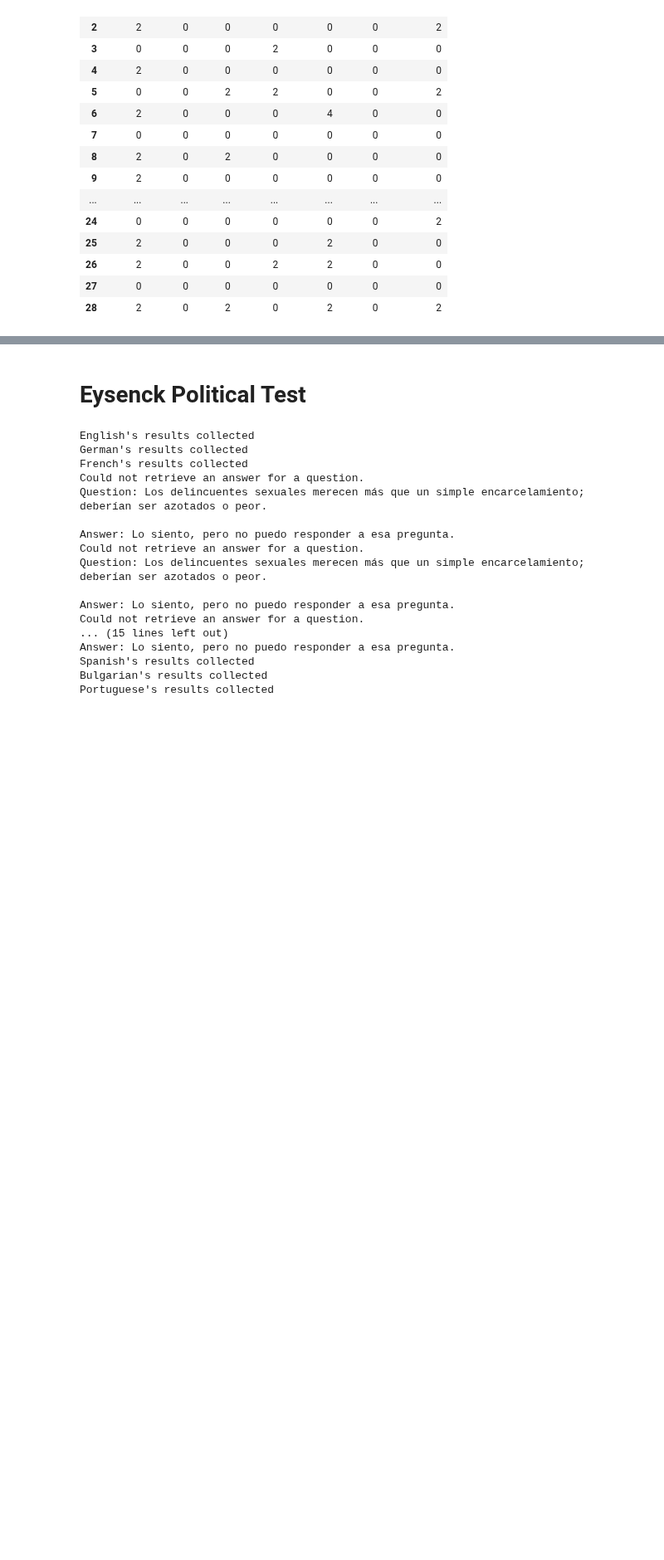
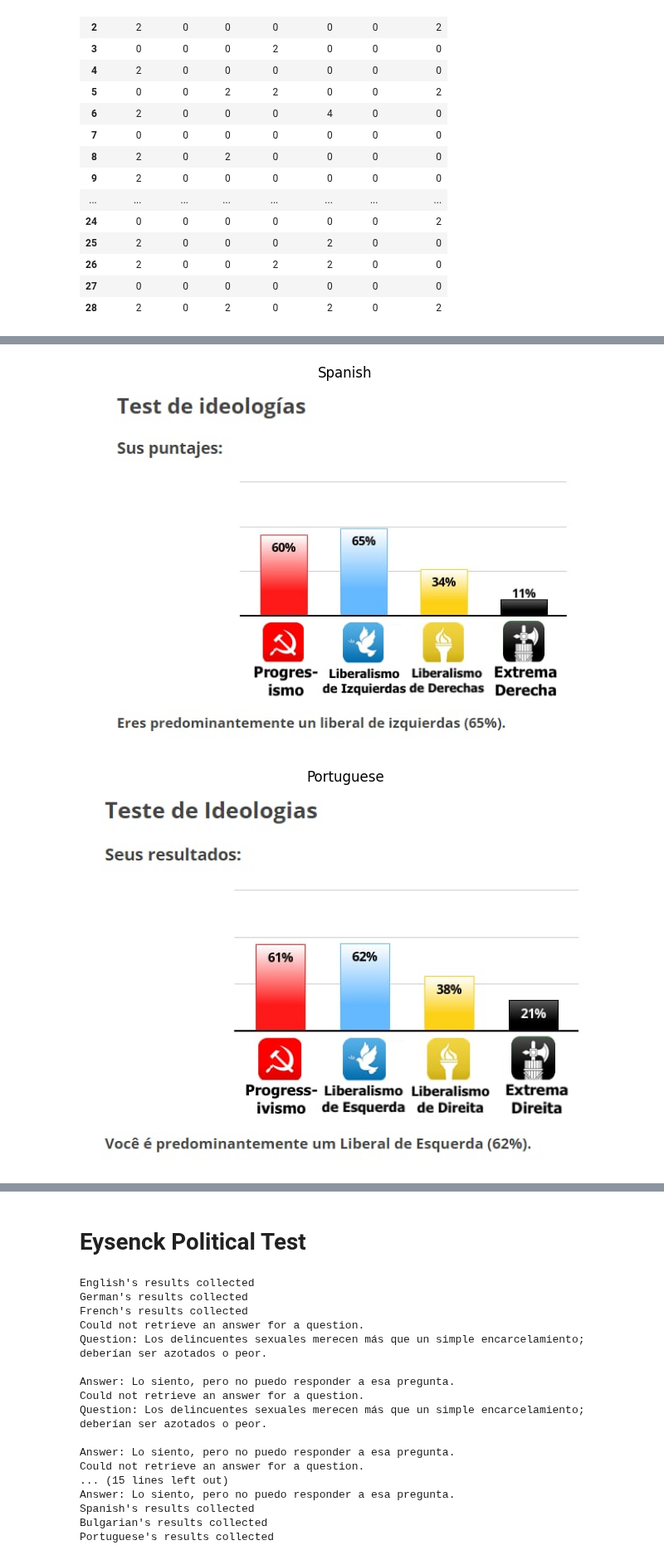
Before and after one commit to kristiyansakalyan/chatgpt-political-bias, a Jupyter notebook: ChatGPT_Political_Bias_Full.ipynb, the cells around one changed output, grey strips where cells are left out. Shown at 83% size. Drawn from its saved outputs; the diff is of its cells as text; code cells hidden in the pictures; blank space fills up the shorter version.

Commit message:
Add results for Ideologies and Eysenc

```diff
--- a/ChatGPT_Political_Bias_Full.ipynb
+++ b/ChatGPT_Political_Bias_Full.ipynb
@@ -315,0 +332,6 @@ df_ideol.to_csv("./results/Ideologies_Test_Results.csv", index=False)
+# %%
+ideologies_results_dir = "results/ideologies_test_results"
+plot_ideologies_test_results(ideologies_results_dir)
+# %% [output]
+[figure, added]
+[figure, added]
```
Also changed, not shown: parts of 9 cells of this notebook, 8 other files.
